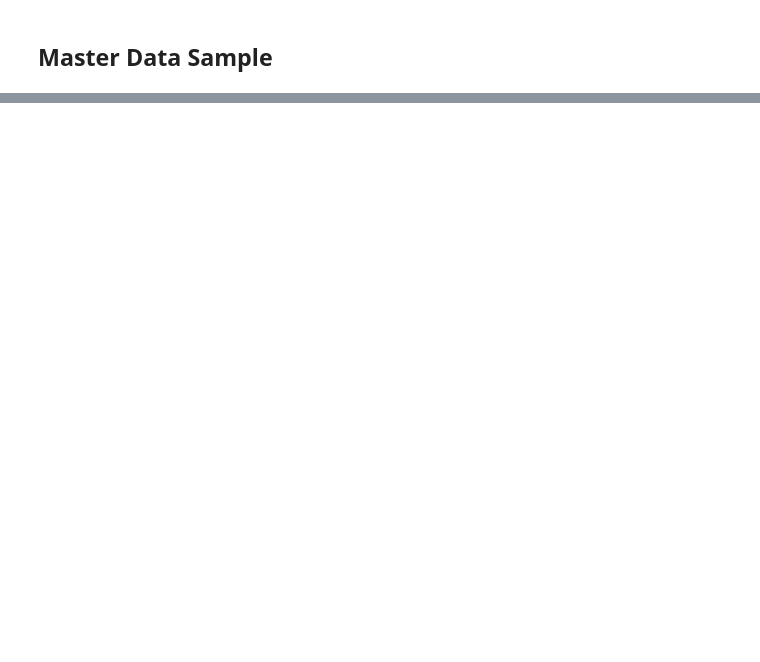
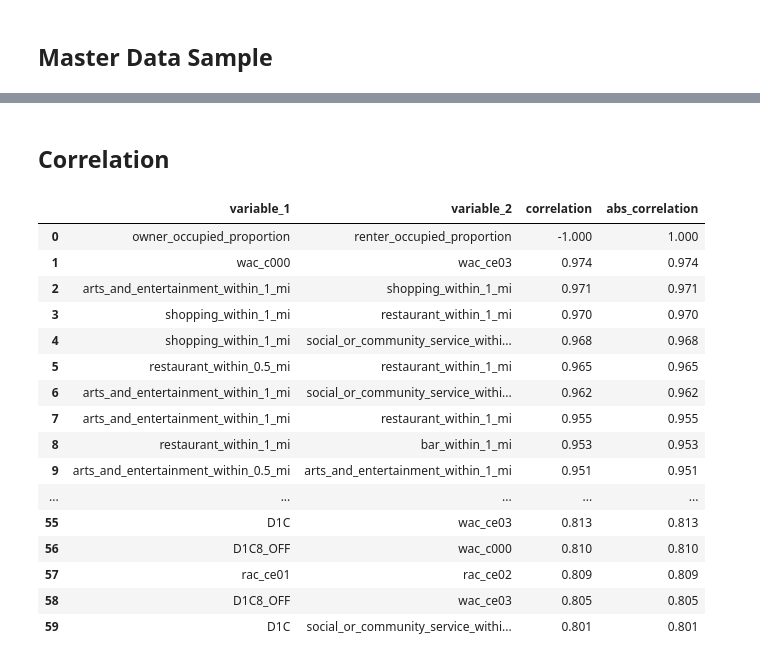
Before and after one commit to Ransommac13/mads_milestone_two, a Jupyter notebook: notebooks/variable_id.ipynb, the cells around one changed output, grey strips where cells are left out. Cells and saved outputs as stored; diff of their text form; code cells hidden in the pictures; blank space fills up the shorter version.

```diff
--- a/notebooks/variable_id.ipynb
+++ b/notebooks/variable_id.ipynb
@@ -170,0 +332,25 @@ master_df.sample(5)
+# %% [markdown]
+## Correlation
+# %%
+correlation_file_path = Path(".").resolve().parent / "src/correlation_test/high_correlation_test.csv"
+correlation_df = pd.read_csv(str(correlation_file_path))
+
+correlation_df
+# %% [output]
+|  | variable_1 | variable_2 | correlation | abs_correlation |
+| 0 | owner_occupied_proportion | renter_occupied_proportion | -1.000 | 1.000 |
+| 1 | wac_c000 | wac_ce03 | 0.974 | 0.974 |
+| 2 | arts_and_entertainment_within_1_mi | shopping_within_1_mi | 0.971 | 0.971 |
+| 3 | shopping_within_1_mi | restaurant_within_1_mi | 0.970 | 0.970 |
+| 4 | shopping_within_1_mi | social_or_community_service_withi... | 0.968 | 0.968 |
+| 5 | restaurant_within_0.5_mi | restaurant_within_1_mi | 0.965 | 0.965 |
+| 6 | arts_and_entertainment_within_1_mi | social_or_community_service_withi... | 0.962 | 0.962 |
+| 7 | arts_and_entertainment_within_1_mi | restaurant_within_1_mi | 0.955 | 0.955 |
+| 8 | restaurant_within_1_mi | bar_within_1_mi | 0.953 | 0.953 |
+| 9 | arts_and_entertainment_within_0.5_mi | arts_and_entertainment_within_1_mi | 0.951 | 0.951 |
+| ... | ... | ... | ... | ... |
+| 55 | D1C | wac_ce03 | 0.813 | 0.813 |
+| 56 | D1C8_OFF | wac_c000 | 0.810 | 0.810 |
+| 57 | rac_ce01 | rac_ce02 | 0.809 | 0.809 |
+| 58 | D1C8_OFF | wac_ce03 | 0.805 | 0.805 |
+| 59 | D1C | social_or_community_service_withi... | 0.801 | 0.801 |
```
Also changed, not shown: parts of 16 cells of this notebook.
